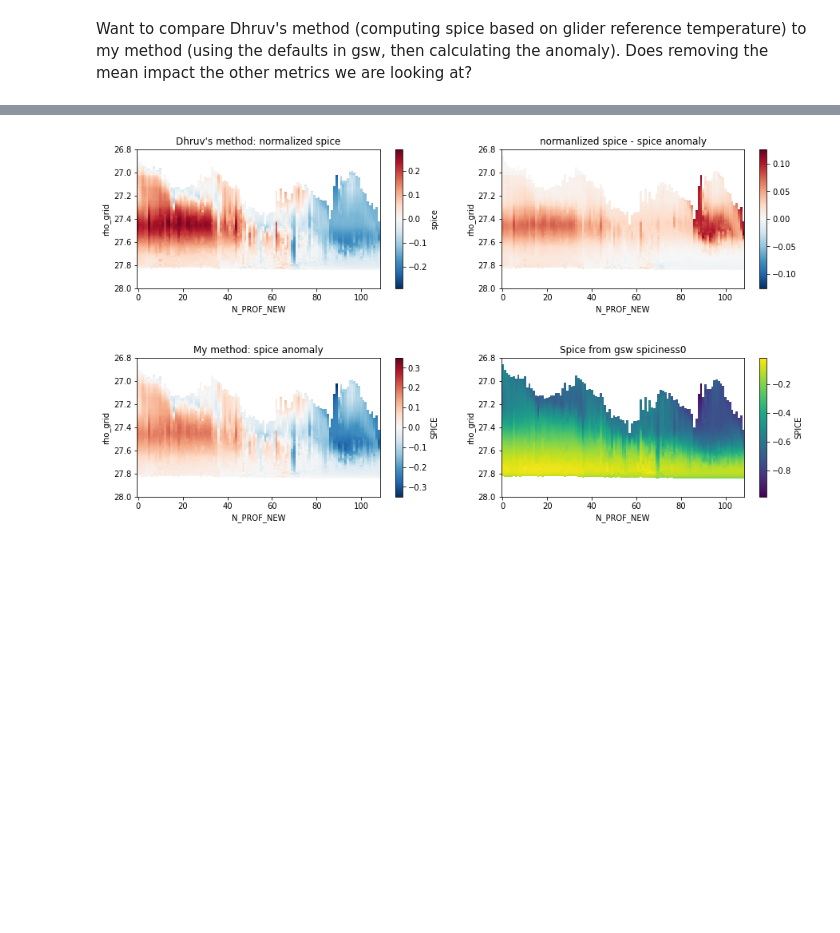
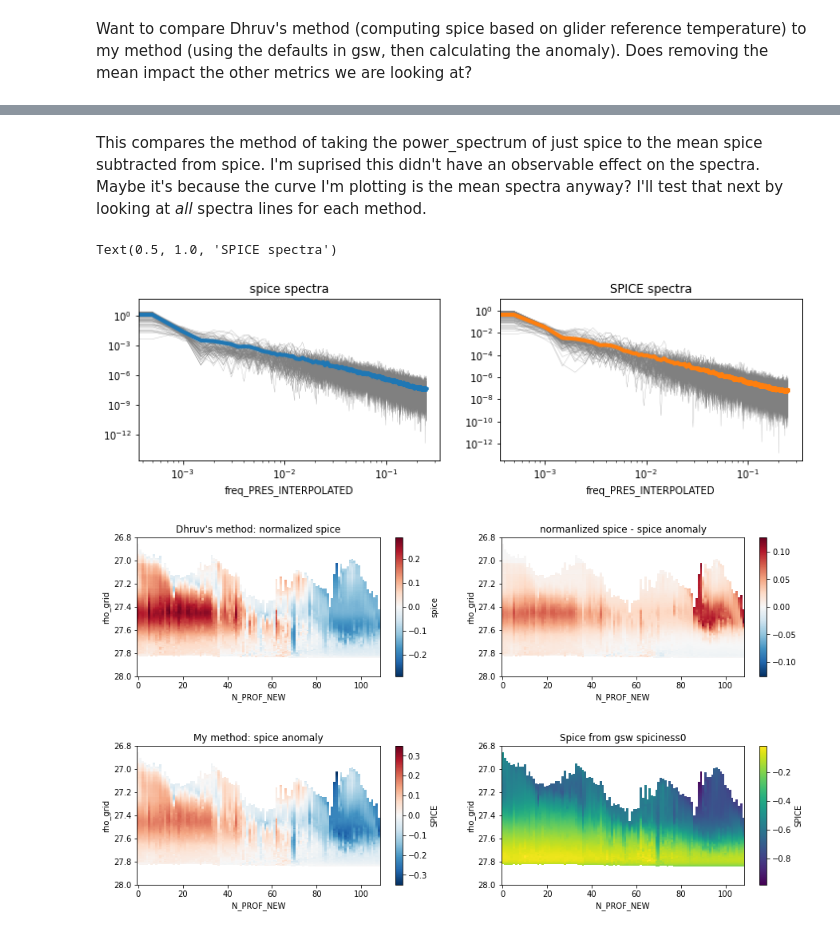
Before and after one commit to ocean-transport/argo-intern, a Jupyter notebook: methods.ipynb, the cells around one changed output, grey strips where cells are left out. Saved outputs shown, nothing was run; the diff lists cells and outputs as text; code cells hidden in the pictures; blank space fills up the shorter version.

```diff
--- a/methods.ipynb
+++ b/methods.ipynb
@@ -183,2 +256,25 @@ Data variables:
+# %% [markdown]
+This compares the method of taking the power_spectrum of just spice to the mean spice subtracted from spice. I'm suprised this didn't have an observable effect on the spectra. Maybe it's because the curve I'm plotting is the mean spectra anyway? I'll test that next by looking at _all_ spectra lines for each method.
+# %%
+plt.figure(figsize=(12,3))
+
+plt.subplot(1,2,1)
+for n in range(0, len(spice_spec_z.N_PROF)):
+    spice_spec_z.isel(N_PROF=n).plot(color='gray',linewidth=0.2)
+spice_spec_z.mean('N_PROF').plot(color='tab:blue',linewidth=4)
+plt.xscale('log')
+plt.yscale('log')
+plt.title('spice spectra')
+
+plt.subplot(1,2,2)
+for i in range(0, len(SPICE_spec_z.N_PROF)):
+    SPICE_spec_z.isel(N_PROF=i).plot(color='gray',linewidth=0.2)
+SPICE_spec_z.mean('N_PROF').plot(color='tab:orange',linewidth=4)
+plt.xscale('log')
+plt.yscale('log')
+plt.title('SPICE spectra')
+# %% [output]
+Text(0.5, 1.0, 'SPICE spectra')
+[figure, added]
 # %%
 n=0
```
Also changed, not shown: parts of 22 cells of this notebook.
